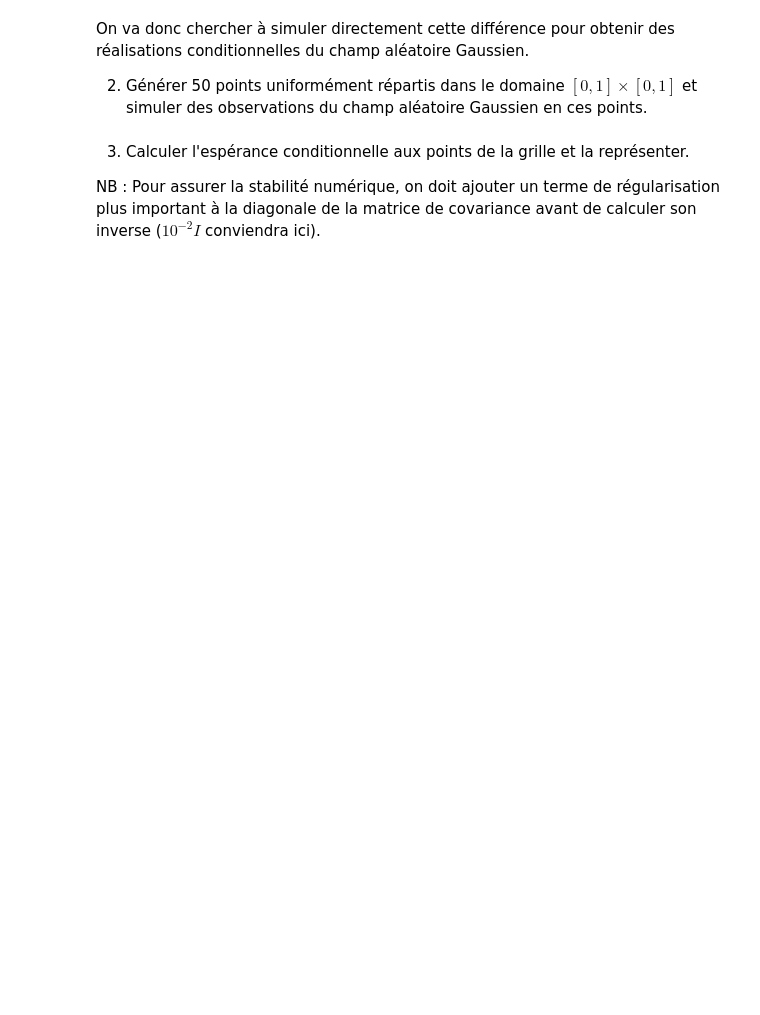
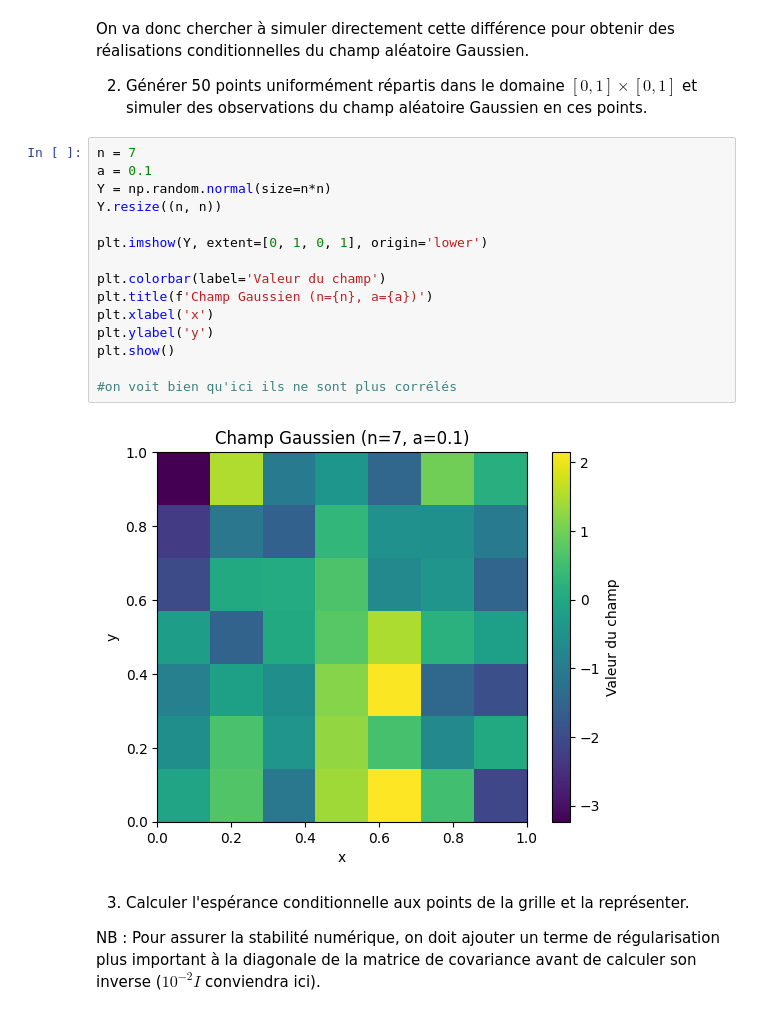
Before and after one commit to VictoriaSonnier/tp-proba-orianeandme, a Jupyter notebook: Projet Probabilités.ipynb, the cells around one changed output. Drawn from its saved outputs; the diff is of its cells as text; blank space fills up the shorter version.

```diff
--- a/Projet Probabilités.ipynb
+++ b/Projet Probabilités.ipynb
@@ -466,6 +548,23 @@ La distribution jointe  de X est une loi normale multivariée :$$X = \begin{pmat
 On va donc chercher à simuler directement cette différence pour obtenir des réalisations conditionnelles du champ aléatoire Gaussien.
 
 2. Générer 50 points uniformément répartis dans le domaine  $[0, 1] \times [0, 1]$ et simuler des observations du champ aléatoire Gaussien en ces points.
+# %%
+n = 7
+a = 0.1
+Y = np.random.normal(size=n*n)
+Y.resize((n, n))
+
+plt.imshow(Y, extent=[0, 1, 0, 1], origin='lower')
+
+plt.colorbar(label='Valeur du champ')
+plt.title(f'Champ Gaussien (n={n}, a={a})')
+plt.xlabel('x')
+plt.ylabel('y')
+plt.show()
+
+#on voit bien qu'ici ils ne sont plus corrélés
+# %% [output]
+[figure, added]
 # %% [markdown]
 
 3. Calculer l'espérance conditionnelle aux points de la grille et la représenter.
```
Also changed, not shown: parts of 22 cells of this notebook.
